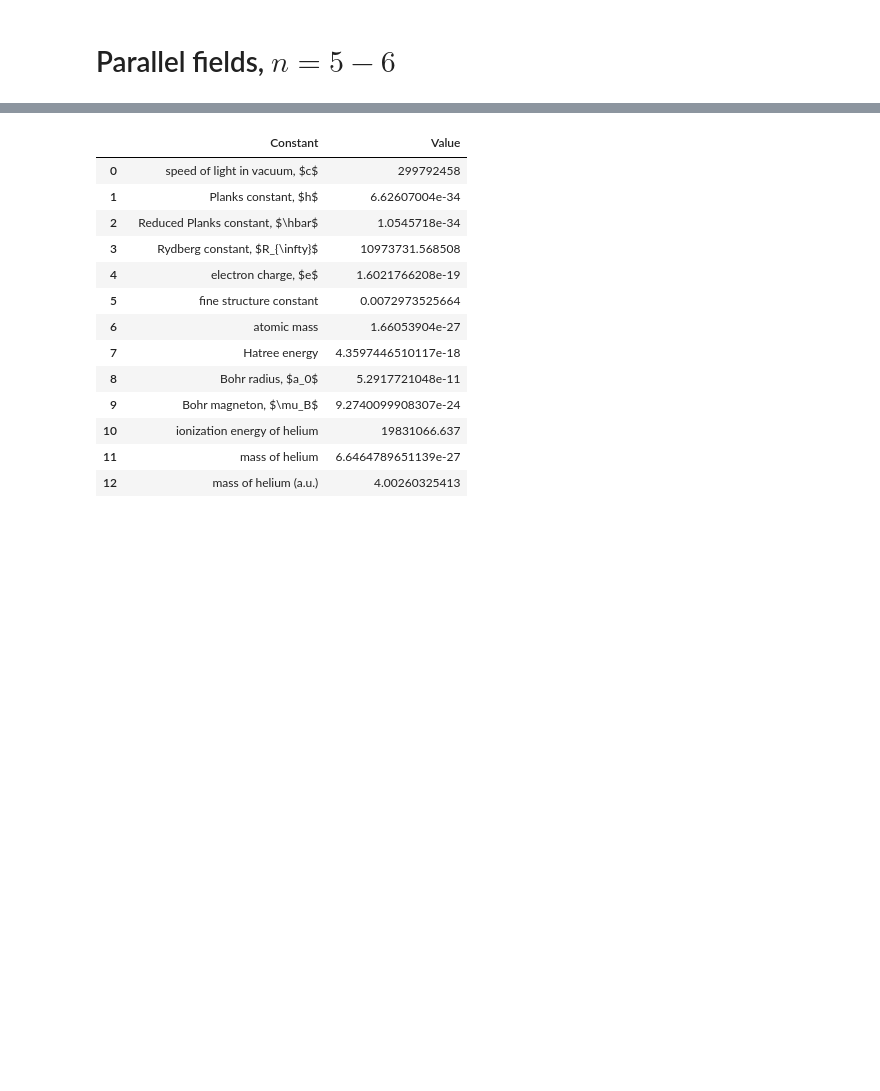
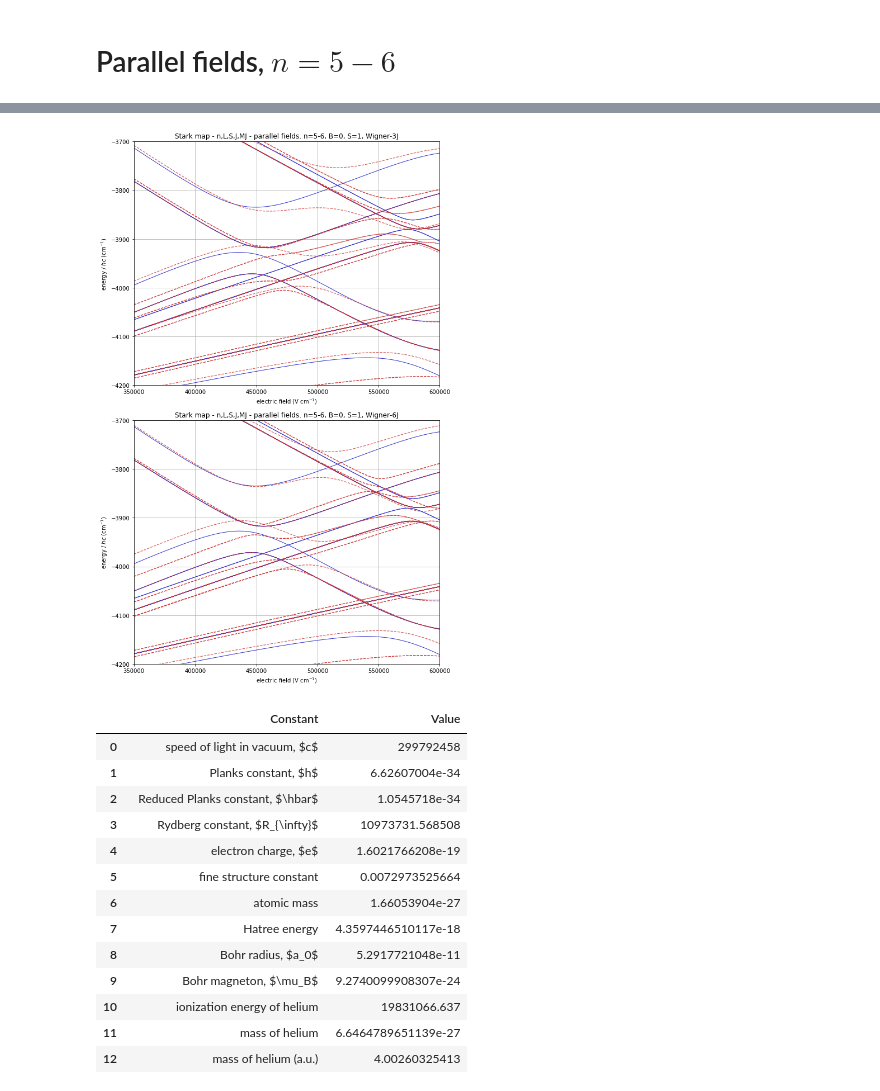
Before and after one commit to aa-morgan/helium-stark-FS, a Jupyter notebook: notebooks/Stark map - n,L,S,J,MJ - parallel fields.ipynb, the cells around one changed output, grey strips where cells are left out. Cells and saved outputs as stored; diff of their text form; code cells hidden in the pictures; blank space fills up the shorter version.

```diff
--- a/notebooks/Stark map - n,L,S,J,MJ - parallel fields.ipynb
+++ b/notebooks/Stark map - n,L,S,J,MJ - parallel fields.ipynb
@@ -144,0 +160,9 @@ plt.tight_layout()
+# %%
+# construct matrix
+n_min = 5
+n_max = 6
+S = None
+mat0 = Hamiltonian(n_min=n_min, n_max=n_max, S=S, MJ_max=None)
+print('Number of basis states:', '%d'%mat0.num_states)
+mat1 = Hamiltonian(n_min=n_min, n_max=n_max, S=S, MJ_max=None)
+print('Number of basis states:', '%d'%mat1.num_states)
@@ -145,3 +217,58 @@ plt.tight_layout()
+# %%
+plt.figure(figsize=(9, 14))
+plt.subplot(2,1,1)
+
+# plot
+#MJ = 0
+indexes = range(mat0.num_states)
+#indexes = [i for i, state in enumerate(mat0.basis) if state.L==state.J]
+#indexes = mat0.where('J', 11)
+for ix in indexes:
+    plt.plot(Efield, sm0[:, ix] / (100*h*c*mu_me), ls='-', lw=1.0, alpha=1, c=(0.2, 0.2, 0.8))
+#MJ = 1
+#
+indexes = range(mat1.num_states)
+for ix in indexes:
+    plt.plot(Efield, sm1[:, ix] / (100*h*c*mu_me), ls='--', lw=1.2, alpha=0.8, c=(0.8, 0.2, 0.2))
+
+# format
+plt.xlabel('electric field (V cm$^{-1}$)')
+plt.ylabel('energy / $h c$ (cm$^{-1}$)')
+plt.xlim(350000,600000)
+plt.ylim(-4200, -3700)
+
+# output
+plt.grid()
+plt.title('Stark map - n,L,S,J,MJ - parallel fields. n=5-6, B=0, S=1, Wigner-3J')
+plt.tight_layout()
+
+plt.subplot(2,1,2)
+
+# plot
+#MJ = 0
+indexes = range(mat0.num_states)
+#indexes = [i for i, state in enumerate(mat0.basis) if state.L==state.J]
+#indexes = mat0.where('J', 11)
+for ix in indexes:
+    plt.plot(Efield, sm2[:, ix] / (100*h*c*mu_me), ls='-', lw=1.0, alpha=1, c=(0.2, 0.2, 0.8))
+#MJ = 1
+#
+indexes = range(mat1.num_states)
+for ix in indexes:
+    plt.plot(Efield, sm3[:, ix] / (100*h*c*mu_me), ls='--', lw=1.2, alpha=0.8, c=(0.8, 0.2, 0.2))
+
+# format
+plt.xlabel('electric field (V cm$^{-1}$)')
+plt.ylabel('energy / $h c$ (cm$^{-1}$)')
+plt.xlim(350000, 600000)
+plt.ylim(-4200, -3700)
+
+# output
+plt.grid()
+plt.title('Stark map - n,L,S,J,MJ - parallel fields. n=5-6, B=0, S=1, Wigner-6J')
+plt.tight_layout()
+# %% [output]
+[figure, added]
 # %%
 constants_info()
 # %% [output]
```
Also changed, not shown: parts of 9 cells of this notebook, 7 other files.
